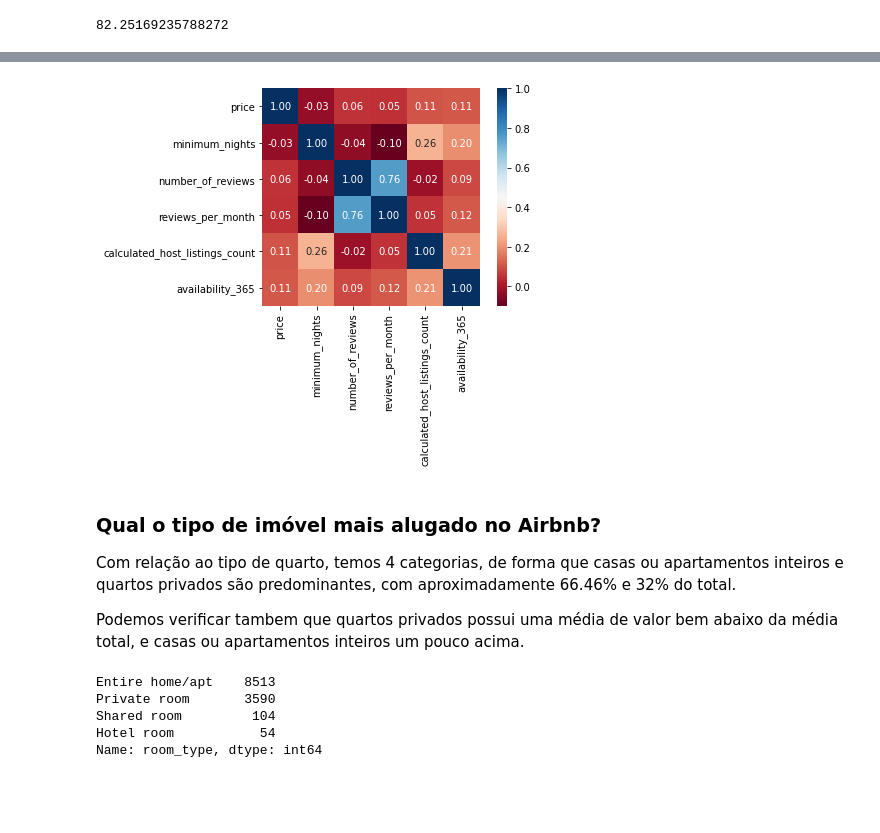
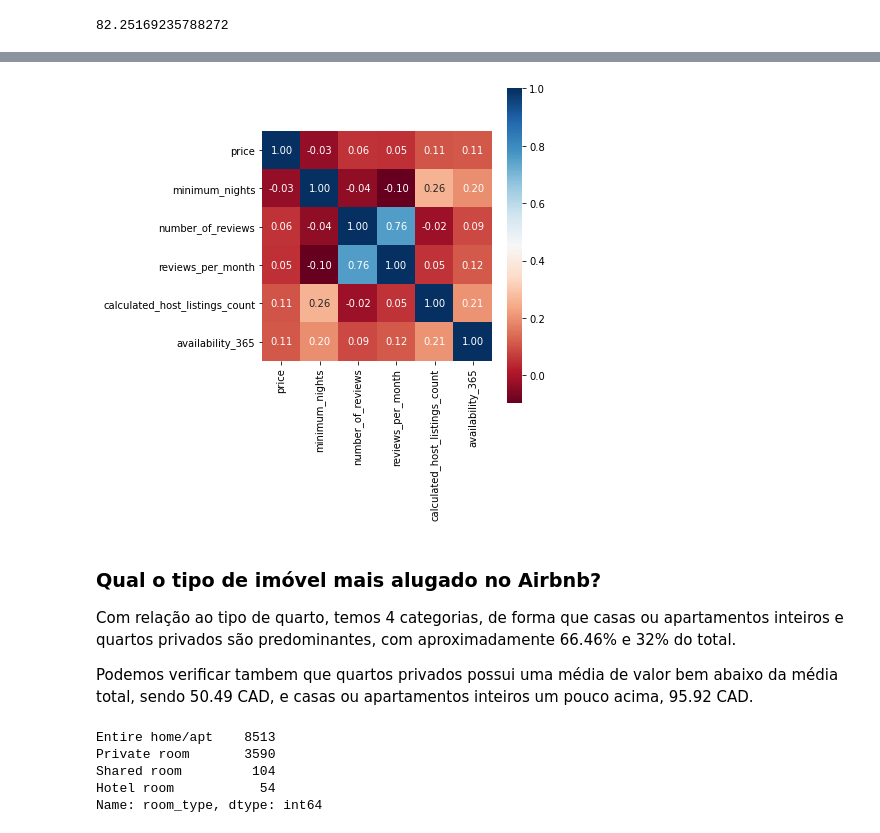
Before and after one commit to fernandoescobosa/data_science, a Jupyter notebook: Analisando_os_Dados_do_Airbnb_Montreal.ipynb, the cells around one changed output, grey strips where cells are left out. Cells and saved outputs as stored; diff of their text form; code cells hidden in the pictures; blank space fills up the shorter version.

```diff
--- a/Analisando_os_Dados_do_Airbnb_Montreal.ipynb
+++ b/Analisando_os_Dados_do_Airbnb_Montreal.ipynb
@@ -332,16 +340,18 @@ display(corr)
 | calculated_host_listings_count | 0.106318 | 0.262352 | -0.018807 | 0.054362 | 1.000000 | 0.205339 |
 | availability_365 | 0.111511 | 0.195773 | 0.088296 | 0.115649 | 0.205339 | 1.000000 |
 # %%
-# plotar um heatmap a partir das correlações
+fig, ax = plt.subplots(figsize=(6.5,6.5))
 sns.heatmap(corr, cmap='RdBu', fmt='.2f', square=True, linecolor='white', annot=True);
+plt.tight_layout()
+plt.savefig('correlacao.png')
 # %% [output]
-[figure, old version]
+[figure, new version]
 # %% [markdown]
 ### **Qual o tipo de imóvel mais alugado no Airbnb?**
 
 Com relação ao tipo de quarto, temos 4 categorias, de forma que casas ou apartamentos inteiros e quartos privados são predominantes, com aproximadamente 66.46% e 32% do total.
 
-Podemos verificar tambem que quartos privados possui uma média de valor bem abaixo da média total, e casas ou apartamentos inteiros um pouco acima.
+Podemos verificar tambem que quartos privados possui uma média de valor bem abaixo da média total, sendo 50.49 CAD, e casas ou apartamentos inteiros um pouco acima, 95.92 CAD.
 # %%
 # mostrar a quantidade de cada tipo de imóvel disponível
 df_clean.room_type.value_counts()
```
Also changed, not shown: parts of 27 cells of this notebook.
